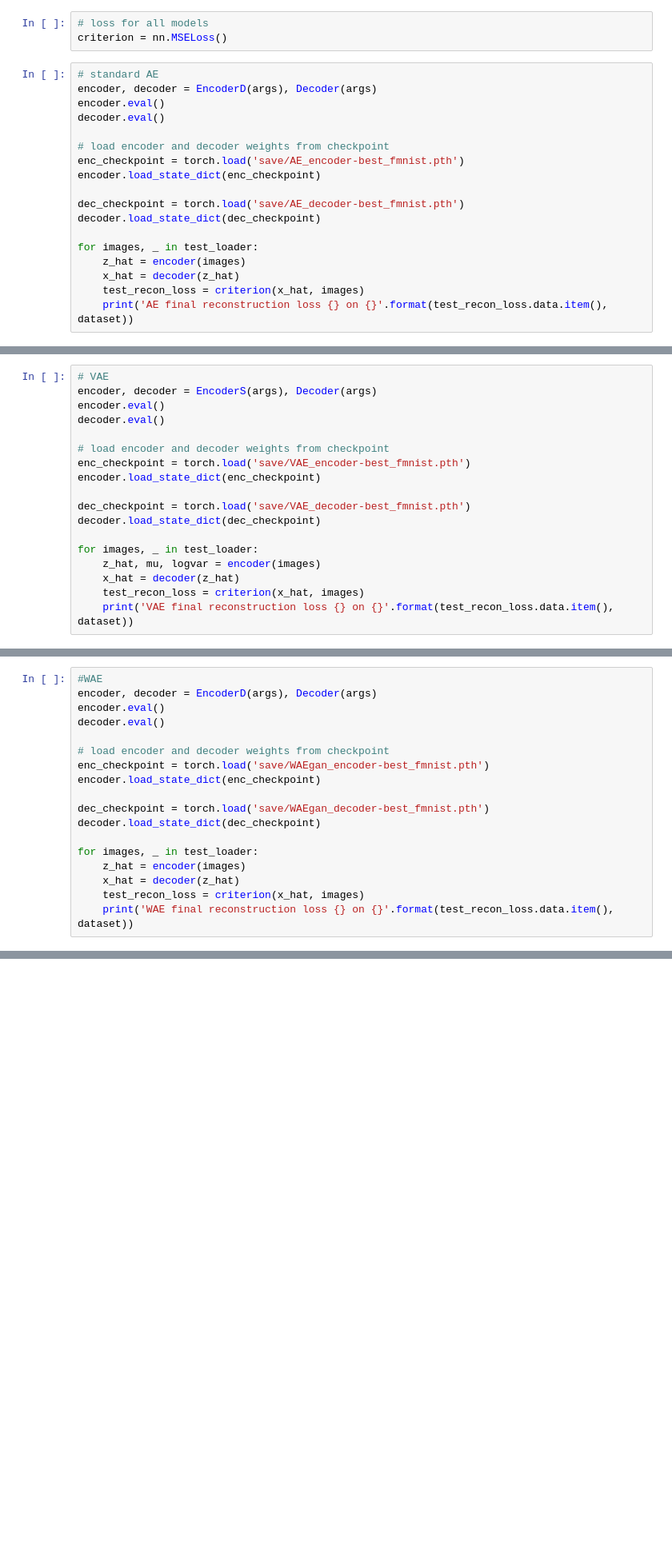
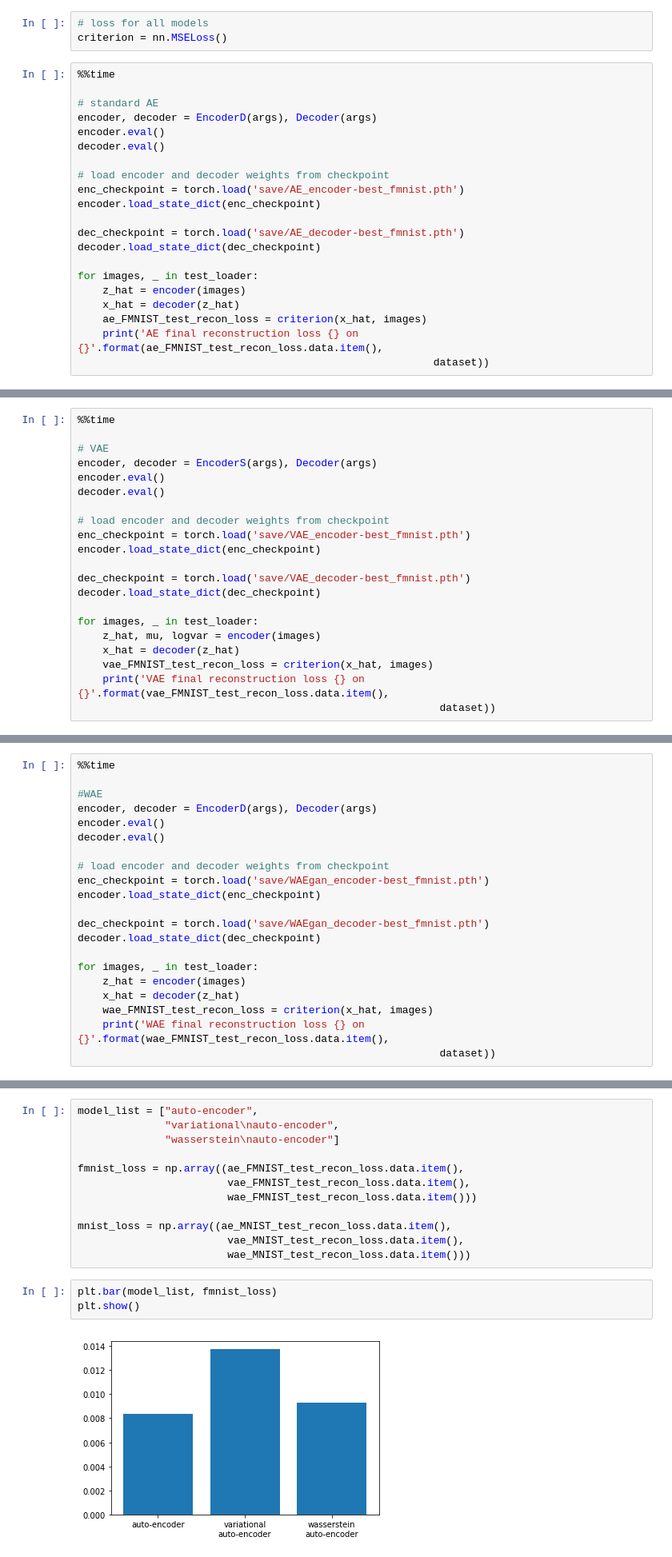
Before and after one commit to sedelmeyer/wasserstein-auto-encoder, a Jupyter notebook: Final_test_losses.ipynb, the cells around one changed output, grey strips where cells are left out. Shown at 80% size. Cells and saved outputs as stored; diff of their text form; blank space fills up the shorter version.

Commit message:
add remaining plots and algorithms to consolidated v1

```diff
--- a/Final_test_losses.ipynb
+++ b/Final_test_losses.ipynb
@@ -158,6 +158,8 @@ test_loader = DataLoader(
 # loss for all models
 criterion = nn.MSELoss()
 # %%
+%%time
+
 # standard AE
 encoder, decoder = EncoderD(args), Decoder(args)
 encoder.eval()
@@ -173,6 +175,7 @@ decoder.load_state_dict(dec_checkpoint)
 for images, _ in test_loader:
     z_hat = encoder(images)
     x_hat = decoder(z_hat)
-    test_recon_loss = criterion(x_hat, images)
-    print('AE final reconstruction loss {} on {}'.format(test_recon_loss.data.item(), dataset))
+    ae_FMNIST_test_recon_loss = criterion(x_hat, images)
+    print('AE final reconstruction loss {} on {}'.format(ae_FMNIST_test_recon_loss.data.item(),
+                                                         dataset))
 # %% [output]
@@ -180,4 +185,6 @@ AE final reconstruction loss 0.008279001340270042 on FashionMNIST
 # %%
+%%time
+
 # VAE
 encoder, decoder = EncoderS(args), Decoder(args)
 encoder.eval()
@@ -193,6 +200,7 @@ decoder.load_state_dict(dec_checkpoint)
 for images, _ in test_loader:
     z_hat, mu, logvar = encoder(images)
     x_hat = decoder(z_hat)
-    test_recon_loss = criterion(x_hat, images)
-    print('VAE final reconstruction loss {} on {}'.format(test_recon_loss.data.item(), dataset))
+    vae_FMNIST_test_recon_loss = criterion(x_hat, images)
+    print('VAE final reconstruction loss {} on {}'.format(vae_FMNIST_test_recon_loss.data.item(),
+                                                          dataset))
 # %% [output]
@@ -200,4 +210,6 @@ VAE final reconstruction loss 0.013607991859316826 on FashionMNIST
 # %%
+%%time
+
 #WAE
 encoder, decoder = EncoderD(args), Decoder(args)
 encoder.eval()
@@ -213,6 +225,7 @@ decoder.load_state_dict(dec_checkpoint)
 for images, _ in test_loader:
     z_hat = encoder(images)
     x_hat = decoder(z_hat)
-    test_recon_loss = criterion(x_hat, images)
-    print('WAE final reconstruction loss {} on {}'.format(test_recon_loss.data.item(), dataset))
+    wae_FMNIST_test_recon_loss = criterion(x_hat, images)
+    print('WAE final reconstruction loss {} on {}'.format(wae_FMNIST_test_recon_loss.data.item(),
+                                                          dataset))
 # %% [output]
@@ -297,0 +328,17 @@ WAE final reconstruction loss 0.007124471943825483 on MNIST
+# %%
+model_list = ["auto-encoder",
+              "variational\nauto-encoder",
+              "wasserstein\nauto-encoder"]
+
+fmnist_loss = np.array((ae_FMNIST_test_recon_loss.data.item(),
+                        vae_FMNIST_test_recon_loss.data.item(),
+                        wae_FMNIST_test_recon_loss.data.item()))
+
+mnist_loss = np.array((ae_MNIST_test_recon_loss.data.item(),
+                        vae_MNIST_test_recon_loss.data.item(),
+                        wae_MNIST_test_recon_loss.data.item()))
+# %%
+plt.bar(model_list, fmnist_loss)
+plt.show()
+# %% [output]
+[figure, added]
```
Also changed, not shown: parts of 8 cells of this notebook, 3 other files.
